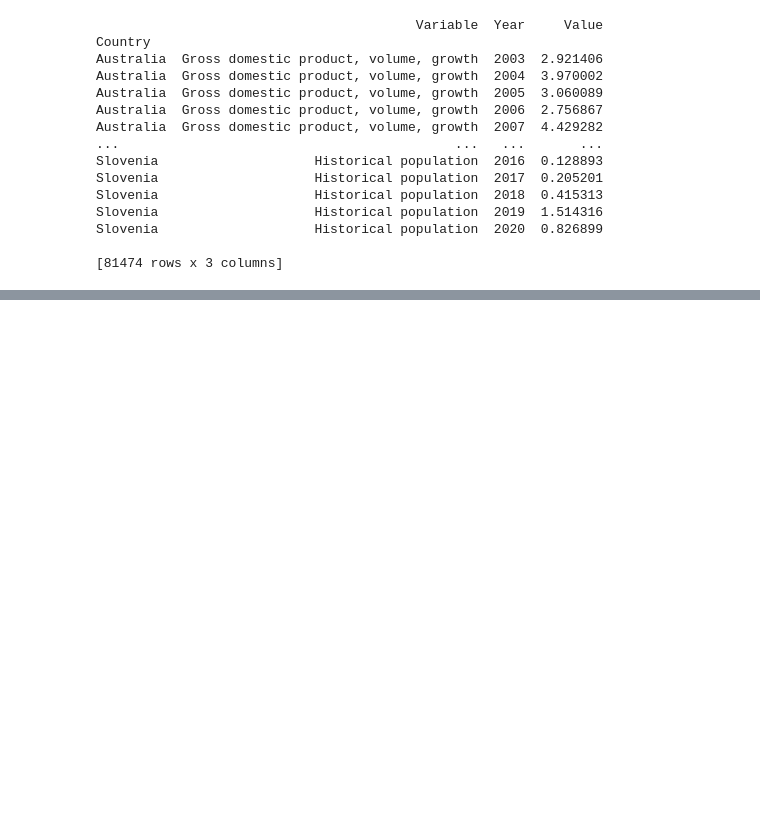
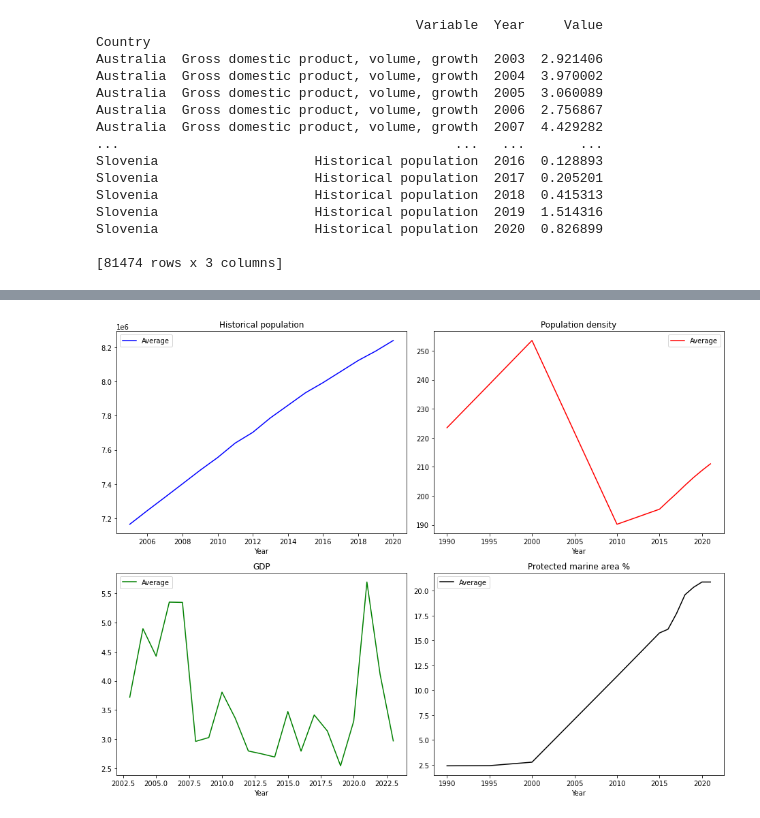
Before and after one commit to BoSuto/Data-analysis-for-business-March-2022-, a Jupyter notebook: Population, Economics & Green Growth.ipynb, the cells around one changed output, grey strips where cells are left out. Drawn from its saved outputs; the diff is of its cells as text; code cells hidden in the pictures; blank space fills up the shorter version.

Commit message:
subplot titles

```diff
--- a/Population, Economics & Green Growth.ipynb
+++ b/Population, Economics & Green Growth.ipynb
@@ -1145,0 +1127,26 @@ plt.tight_layout()
+# %%
+def getAverageByYear(variableName):
+    return concat_df.loc[concat_df["Variable"]==variableName].groupby(['Year'])['Value'].mean().to_frame('Average')
+
+gdp = getAverageByYear('Gross domestic product, volume, growth')
+pop = getAverageByYear('Historical population')
+green_pop = getAverageByYear('POPDEN')
+green_terr = getAverageByYear('TERRESTRIAL')
+green_marine = getAverageByYear('PA_MARINE')
+
+
+fig2, ax2 = plt.subplots(2,2, figsize=(13,10))
+
+pop.plot(ax=ax2[0, 0],color='blue')
+green_pop.plot(ax=ax2[0,1],color='red')
+gdp.plot(ax=ax2[1, 0],color='green')
+green_marine.plot(ax=ax2[1, 1],color='black')
+
+ax2[0,0].set_title('Historical population')
+ax2[0,1].set_title('Population density')
+ax2[1,0].set_title('GDP')
+ax2[1,1].set_title('Protected marine area %')
+
+plt.tight_layout()
+# %% [output]
+[figure, added]
```
Also changed, not shown: parts of 15 cells of this notebook.
